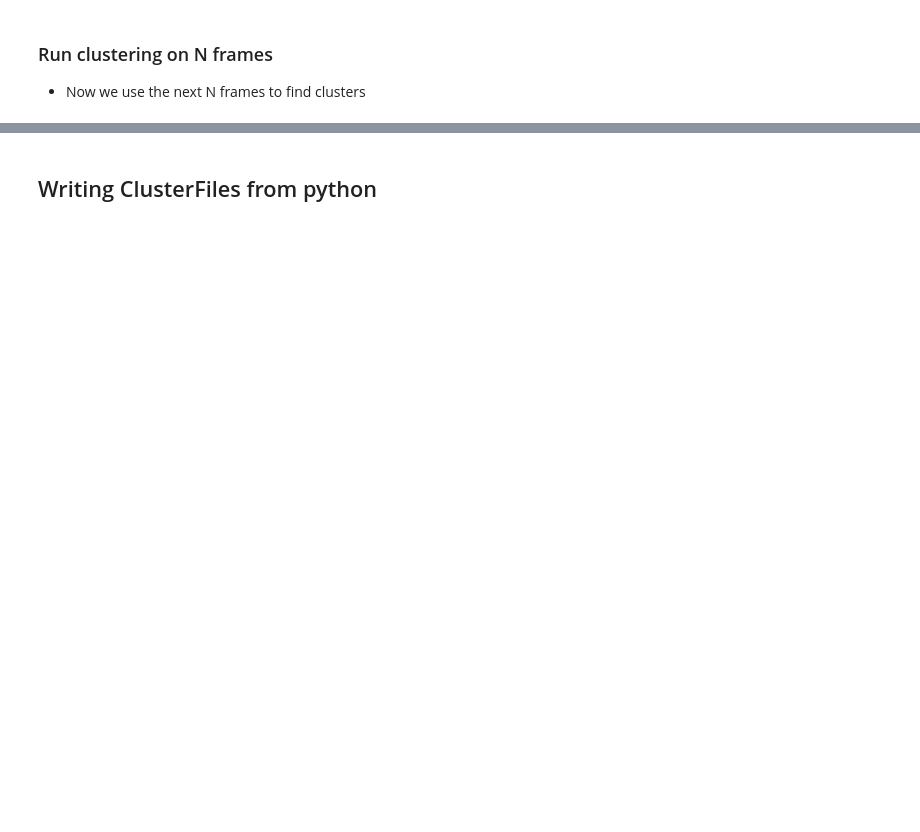
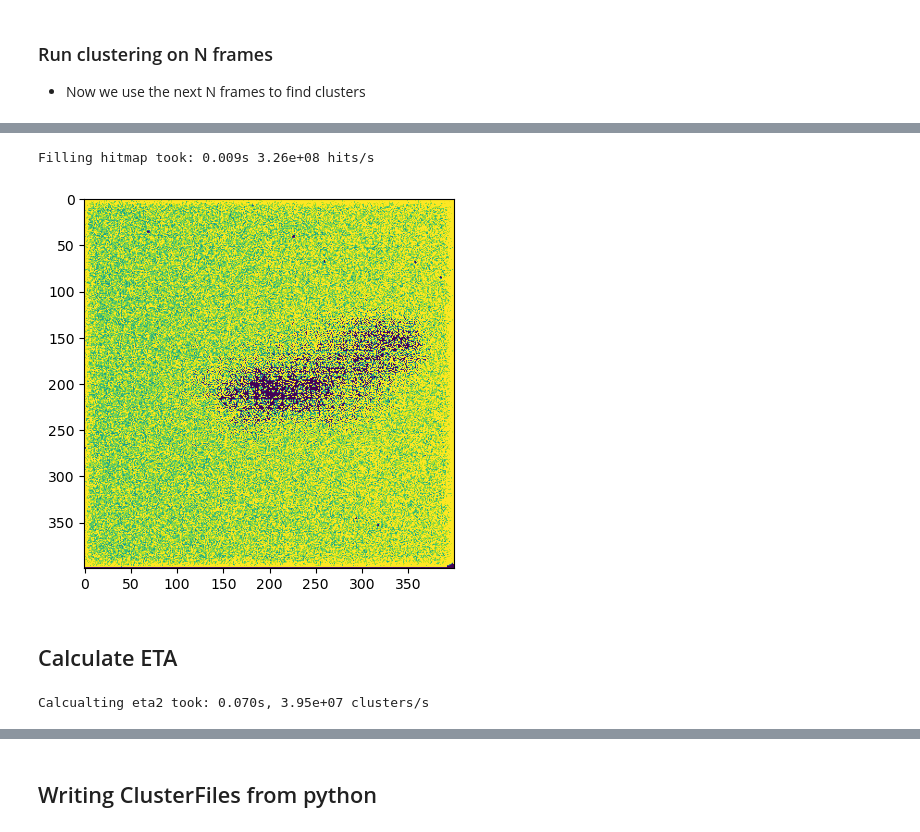
Before and after one commit to slsdetectorgroup/aare-notebooks, a Jupyter notebook: 02-ClusterFinder.ipynb, the cells around one changed output, grey strips where cells are left out. Cells and saved outputs as stored; diff of their text form; code cells hidden in the pictures; blank space fills up the shorter version.

```diff
--- a/02-ClusterFinder.ipynb
+++ b/02-ClusterFinder.ipynb
@@ -56,7 +66,7 @@ ax.set_title('Pedestal');
 
 - Now we use the next N frames to find clusters
 # %%
-N = 500
+N = 2000
 t0 = time.perf_counter()
 hist1 = bh.Histogram(bh.axis.Regular(40, -2, 4000))
 
@@ -78,7 +88,7 @@ print(f'Clustering {N} frames took {t_elapsed:.2f}s  {N/t_elapsed:.0f} FPS')
 
 #Fill a boost-histogram with the sum of each cluster
 t0 = time.perf_counter()
-clusters = cf.steal_clusters()
+clusters = cf.steal_clusters(realloc_same_capacity=False)
 hist1.fill(clusters.sum())
 t_elapsed = time.perf_counter()-t0
 print(f'Filling histogram with the sum of {clusters.size} clusters took: {t_elapsed:.3f}s, {clusters.size/t_elapsed:.3g} clust/s')
@@ -101,0 +112,21 @@ ax.grid()
+# %%
+t0 = time.perf_counter()
+img = hitmap((400,400), clusters)
+elapsed_t = time.perf_counter()-t0
+print(f'Filling hitmap took: {elapsed_t:.3f}s {clusters.size/elapsed_t:.3g} hits/s')
+
+fig, ax = plt.subplots()
+im = ax.imshow(img)
+im.set_clim(0,20)
+# %% [output]
+Filling hitmap took: 0.009s 3.26e+08 hits/s
+[figure, added]
+# %% [markdown]
+## Calculate ETA
+# %%
+t0 = time.perf_counter()
+eta2 = calculate_eta2(clusters)
+elapsed_t = time.perf_counter()-t0
+print(f'Calcualting eta2 took: {elapsed_t:.3f}s, {clusters.size/elapsed_t:.3g} clusters/s')
+# %% [output]
+Calcualting eta2 took: 0.070s, 3.95e+07 clusters/s
```
Also changed, not shown: parts of 9 cells of this notebook.
